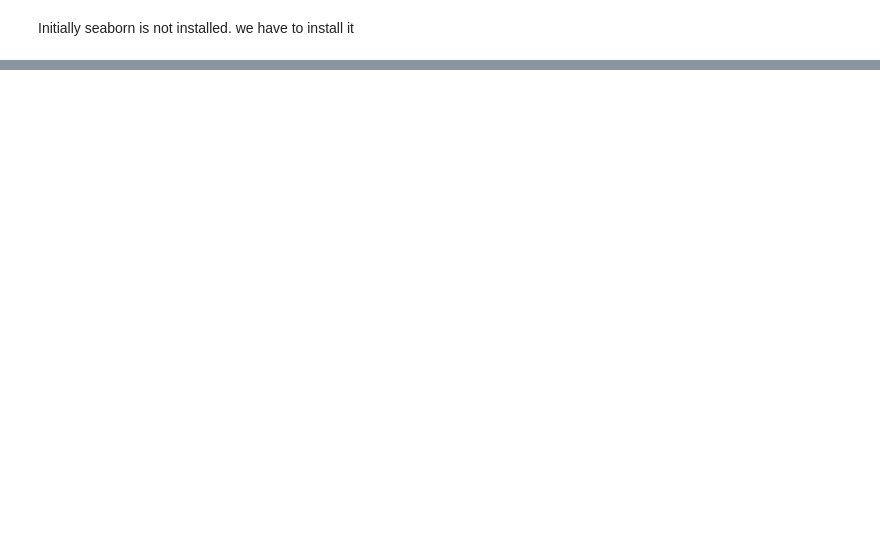
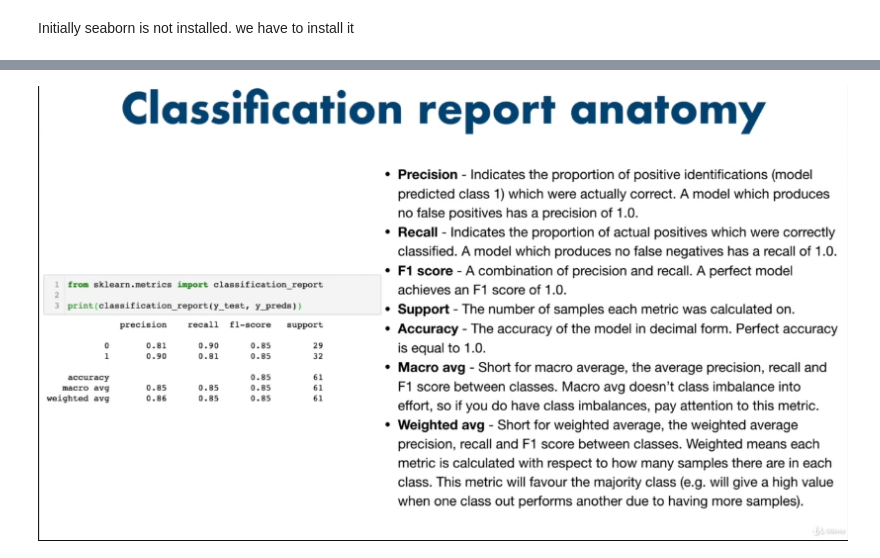
Before and after one commit to Picnic1209/ML-Udemy, a Jupyter notebook: Intro-to-SciKitLearn.ipynb, the cells around one changed output, grey strips where cells are left out. Cells and saved outputs as stored; diff of their text form; code cells hidden in the pictures; blank space fills up the shorter version.

```diff
--- a/Intro-to-SciKitLearn.ipynb
+++ b/Intro-to-SciKitLearn.ipynb
@@ -1245,0 +1290,4 @@ Initially seaborn is not installed. we have to install it
+# %%
+Image("img/classificatio_report.png")
+# %% [output]
+[figure, added]
```
Also changed, not shown: parts of 19 cells of this notebook, 2 other files.
